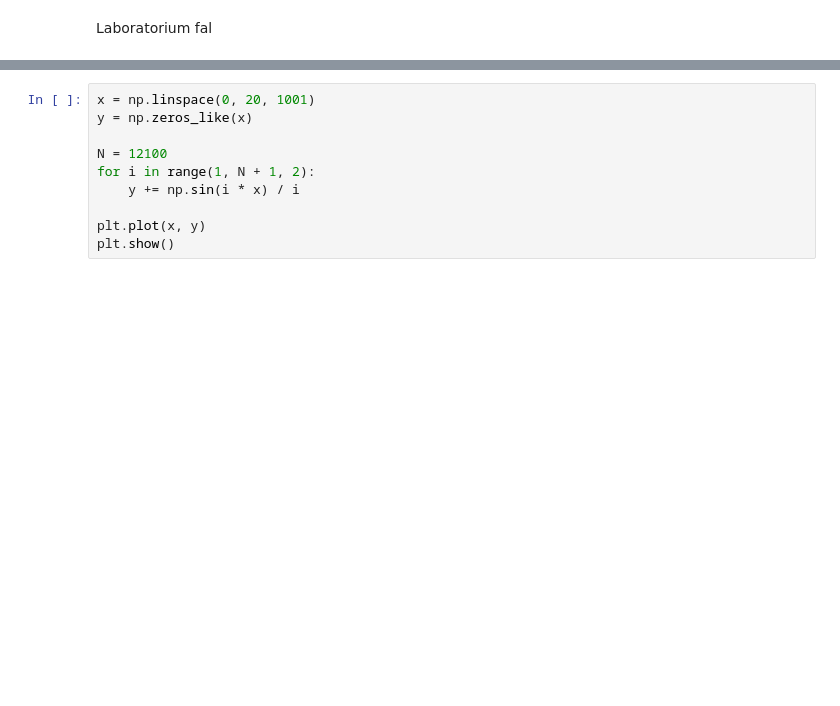
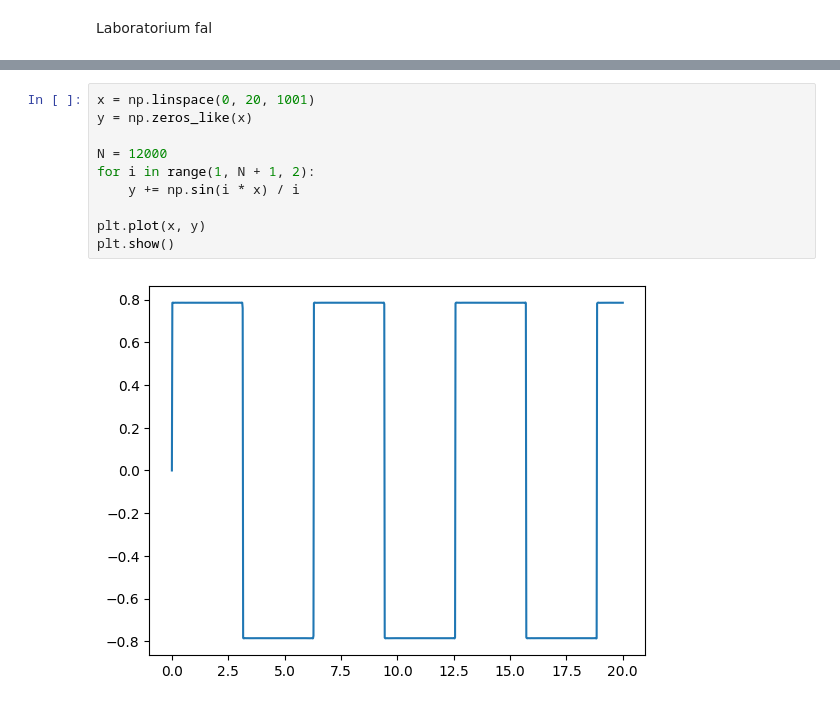
Before and after one commit to avtorgenii/MSID-Laby, a Jupyter notebook: Zad1/1_podstawowe_narzedzia.ipynb, the cells around one changed output, grey strips where cells are left out. Drawn from its saved outputs; the diff is of its cells as text; blank space fills up the shorter version.

```diff
--- a/Zad1/1_podstawowe_narzedzia.ipynb
+++ b/Zad1/1_podstawowe_narzedzia.ipynb
@@ -386,10 +585,12 @@ plt.show()
 # %%
 x = np.linspace(0, 20, 1001)
 y = np.zeros_like(x)
 
-N = 12100
+N = 12000
 for i in range(1, N + 1, 2):
     y += np.sin(i * x) / i
 
 plt.plot(x, y)
 plt.show()
+# %% [output]
+[figure, added]
```
Also changed, not shown: parts of 62 cells of this notebook, 2 other files.
